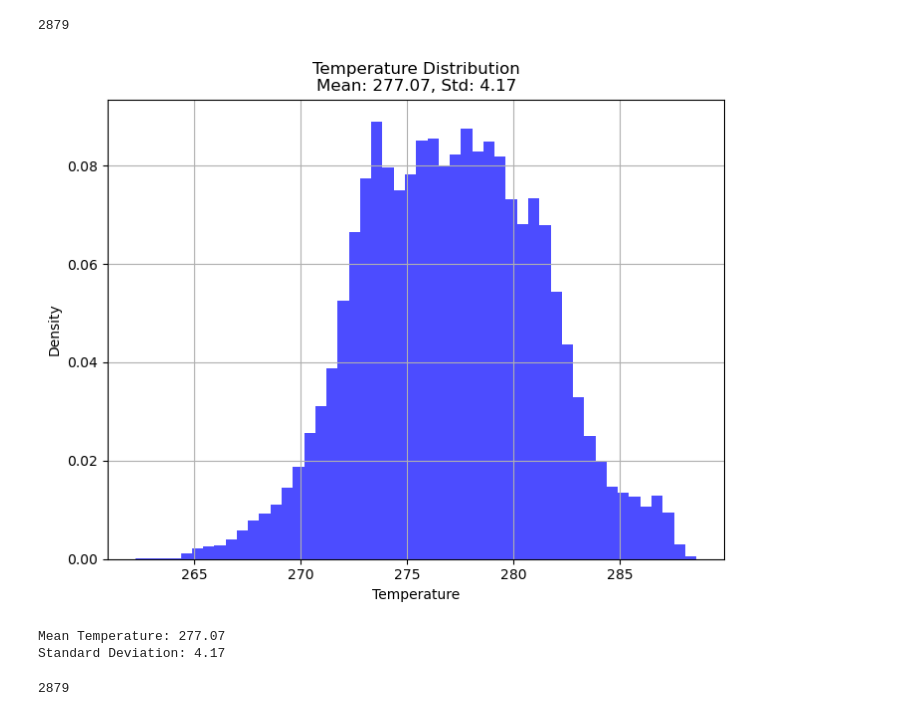
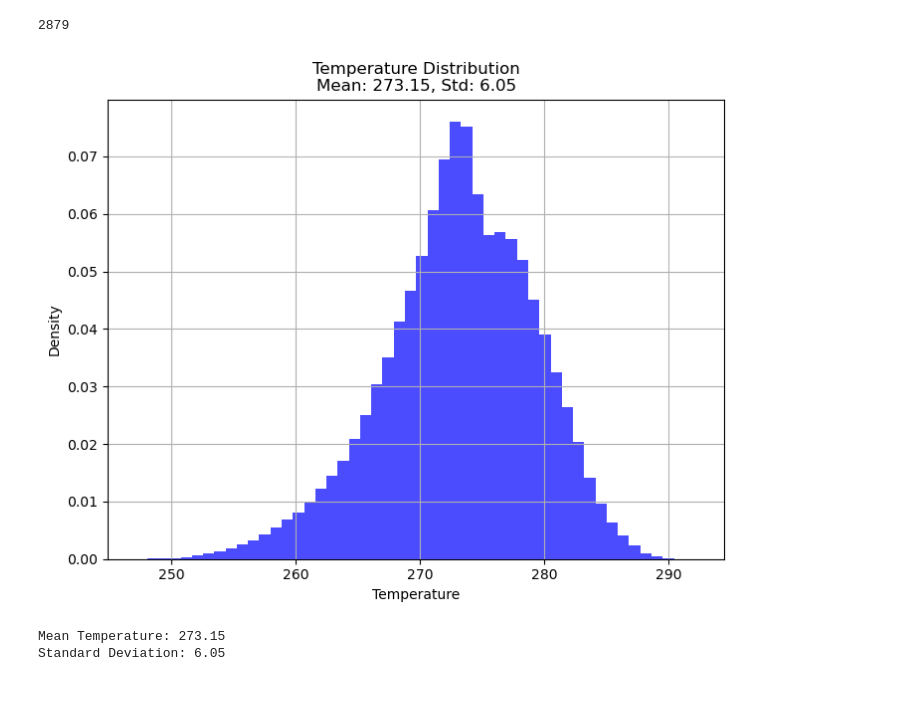
Before and after one commit to fquaren/AdaptationSandbox, a Jupyter notebook: notebooks/domains_analysis.ipynb, the cells around one changed output. Saved outputs shown, nothing was run; the diff lists cells and outputs as text; code cells hidden in the pictures.

Commit message:
removed clustering by elevation alone, clustering by elevation, temperature and relative humidity

```diff
--- a/notebooks/domains_analysis.ipynb
+++ b/notebooks/domains_analysis.ipynb
@@ -53,50 +88,39 @@ Standard Deviation: 5.43
 # %%
 # Define the directory containing NetCDF files
-data_dir = "/Users/fquareng/data/1h_2D_sel_cropped_blurred_x8_clustered/1"
+data_dir = "/Users/fquareng/data/1h_2D_sel_cropped_blurred_x8_clustered/2"
 
 # Construct the file path pattern
-file_pattern = sorted(glob.glob(f"{data_dir}/5_7_*.nz"))
+file_pattern = sorted(glob.glob(f"{data_dir}/6_5_*.nz"))
 print(len(file_pattern))
 
 # Open multiple files as a single dataset using dask for efficiency
-ds = xr.open_mfdataset(file_pattern, combine="by_coords", parallel=True, engine="netcdf4")
+ds_6_5 = xr.open_mfdataset(file_pattern, combine="by_coords", parallel=True, engine="netcdf4")
 # %% [output]
 2879
 # %%
-t2m = ds["T_2M"].load()  # Load into memory for computations
+t2m_6_5 = ds_6_5["T_2M"].load()  # Load into memory for computations
+
+ds_6_5.close()
+
 
 # Compute statistics
-mean_temp = t2m.mean().item()  # Convert to scalar
-std_temp = t2m.std().item()
+mean_temp = t2m_6_5.mean().item()  # Convert to scalar
+std_temp = t2m_6_5.std().item()
 
 # Plot distribution
 plt.figure(figsize=(8, 6))
-plt.hist(t2m.values.flatten(), bins=50, density=True, alpha=0.7, color="b")
+plt.hist(t2m_6_5.values.flatten(), bins=50, density=True, alpha=0.7, color="b")
 plt.xlabel("Temperature")
 plt.ylabel("Density")
 plt.title(f"Temperature Distribution\nMean: {mean_temp:.2f}, Std: {std_temp:.2f}")
 plt.grid(True)
 plt.show()
 
-# Close dataset to free resources
-ds.close()
 
 # Print computed statistics
 print(f"Mean Temperature: {mean_temp:.2f}")
 print(f"Standard Deviation: {std_temp:.2f}")
 # %% [output]
-[figure, old version]
+[figure, new version]
-Mean Temperature: 277.07
-Standard Deviation: 4.17
+Mean Temperature: 273.15
+Standard Deviation: 6.05
-# %%
-# Define the directory containing NetCDF files
-data_dir = "/Users/fquareng/data/1h_2D_sel_cropped_blurred_x8_clustered/2"
-
-# Construct the file path pattern
-file_pattern = sorted(glob.glob(f"{data_dir}/6_5_*.nz"))
-print(len(file_pattern))
-
-# Open multiple files as a single dataset using dask for efficiency
-ds = xr.open_mfdataset(file_pattern, combine="by_coords", parallel=True, engine="netcdf4")
-# %% [output]
-2879
```
Also changed, not shown: parts of 6 cells of this notebook, 3 other files.
